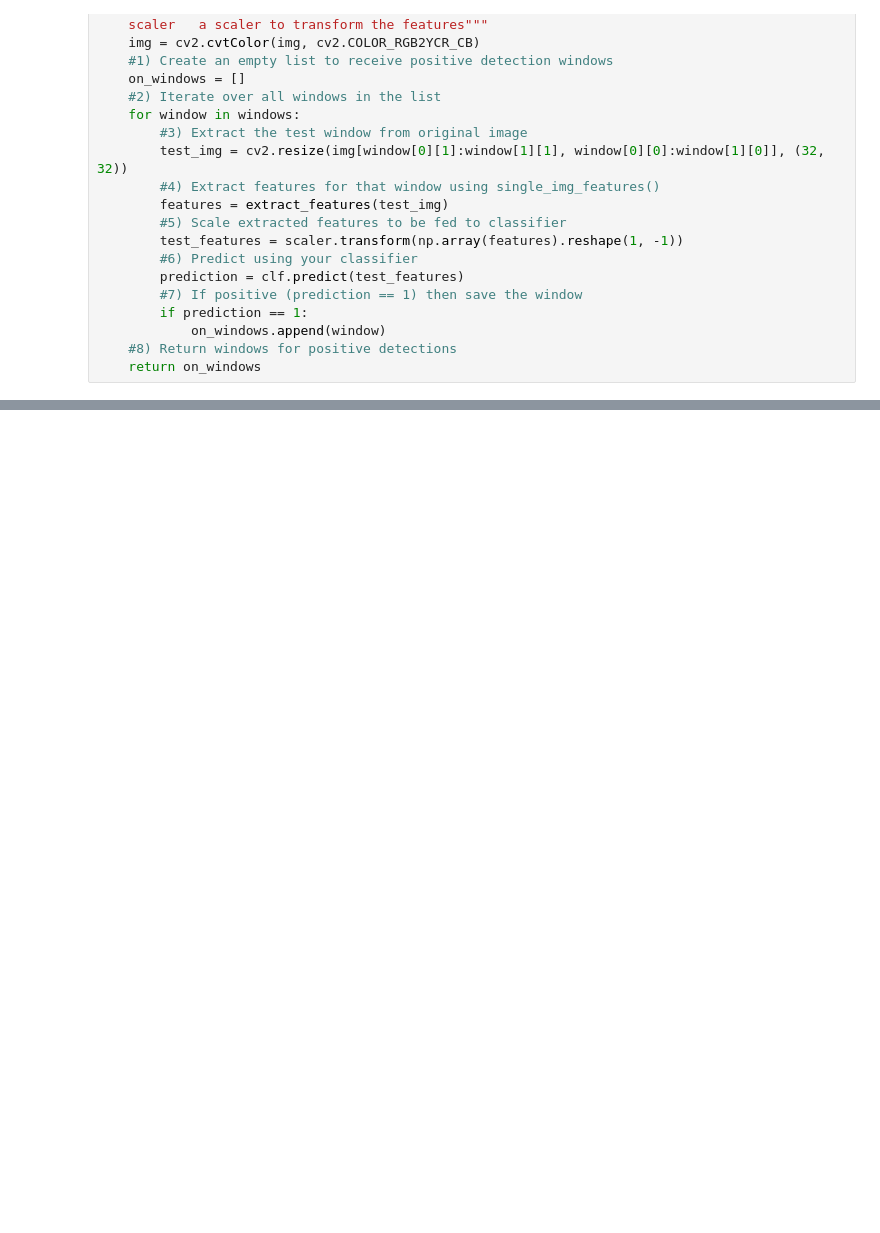
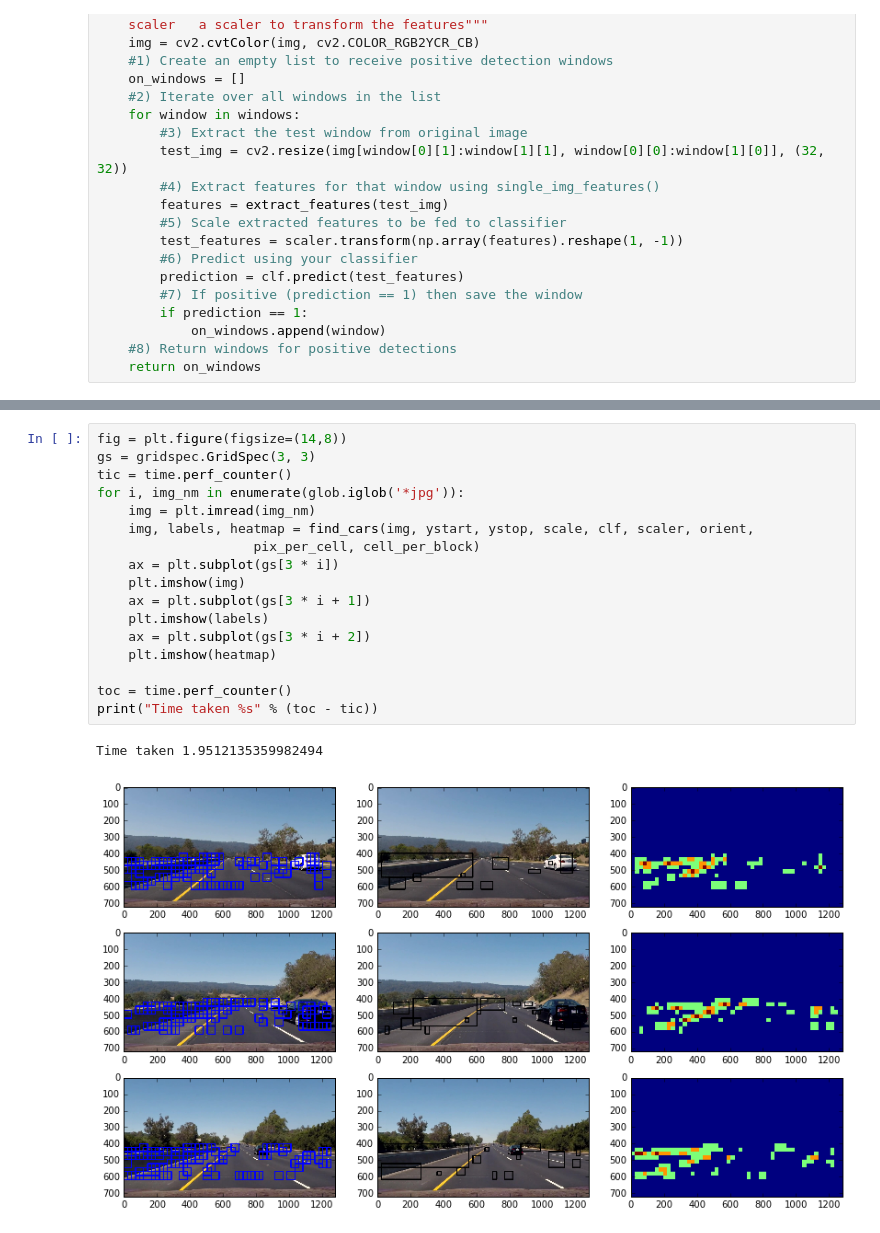
Before and after one commit to abossenbroek/CarND-Vehicle-Detection, a Jupyter notebook: Vehicle_Detection.ipynb, the cells around one changed output, grey strips where cells are left out. Drawn from its saved outputs; the diff is of its cells as text; blank space fills up the shorter version.

```diff
--- a/Vehicle_Detection.ipynb
+++ b/Vehicle_Detection.ipynb
@@ -393,0 +599,20 @@ print("Time taken: %s" % (tic - toc))
+# %%
+fig = plt.figure(figsize=(14,8))
+gs = gridspec.GridSpec(3, 3)
+tic = time.perf_counter()
+for i, img_nm in enumerate(glob.iglob('*jpg')):
+    img = plt.imread(img_nm)
+    img, labels, heatmap = find_cars(img, ystart, ystop, scale, clf, scaler, orient,
+                    pix_per_cell, cell_per_block)
+    ax = plt.subplot(gs[3 * i])
+    plt.imshow(img)
+    ax = plt.subplot(gs[3 * i + 1])
+    plt.imshow(labels)
+    ax = plt.subplot(gs[3 * i + 2])
+    plt.imshow(heatmap)
+
+toc = time.perf_counter()
+print("Time taken %s" % (toc - tic))
+# %% [output]
+Time taken 1.9512135359982494
+[figure, added]
```
Also changed, not shown: parts of 14 cells of this notebook, 3 other files.
